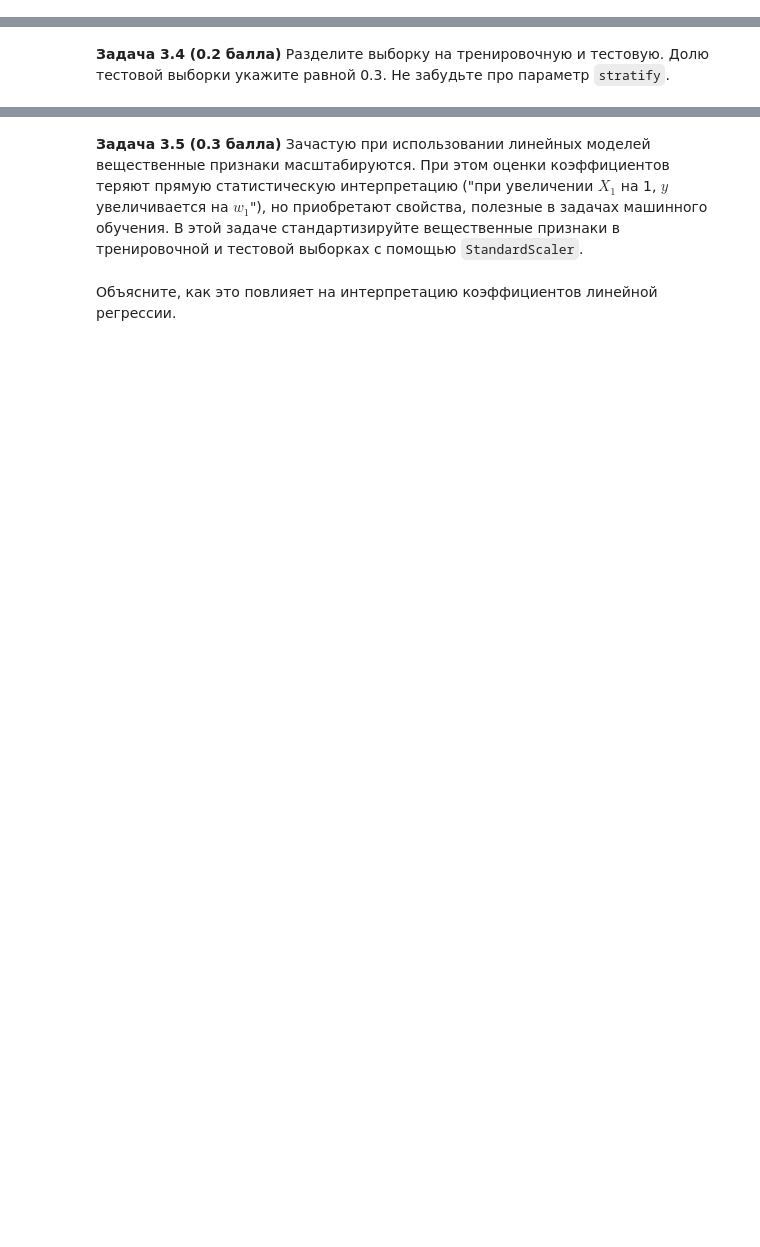
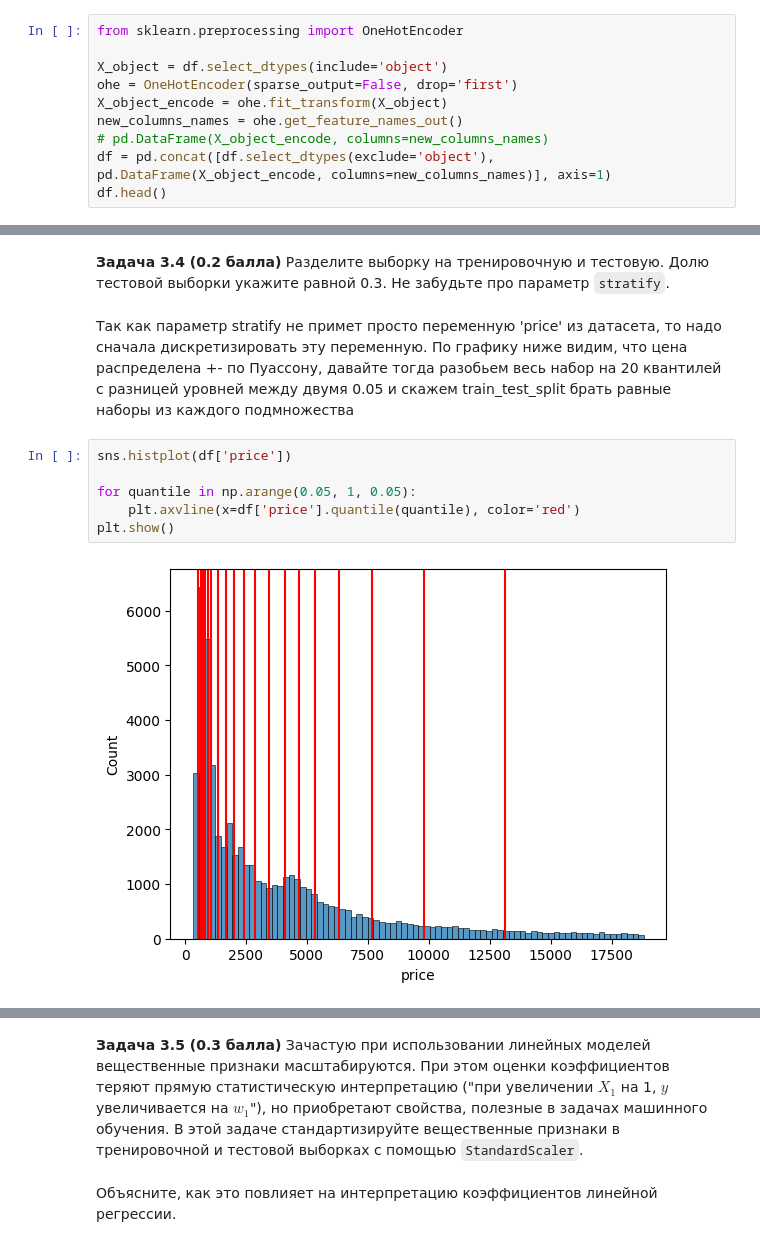
Before and after one commit to PypsenishAL/Introduction-to-Machine-learning-and-Statistics, a Jupyter notebook: DS/hw04_knn_linreg.ipynb, the cells around one changed output, grey strips where cells are left out. Cells and saved outputs as stored; diff of their text form; blank space fills up the shorter version.

```diff
--- a/DS/hw04_knn_linreg.ipynb
+++ b/DS/hw04_knn_linreg.ipynb
@@ -336,2 +339,12 @@ df.corr(numeric_only=True).style.background_gradient('Blues')
 # %% [markdown]
 **Задача 3.3 (0.2 балла)** Так как линейная модель складывает значения признаков с некоторыми весами, нам нужно аккуратно обработать категориальные признаки. Закодируйте категориальные признаки методом OneHot-кодирования (`pd.get_dummies()` или `OneHotEncoder` из `sklearn`).
+# %%
+from sklearn.preprocessing import OneHotEncoder
+
+X_object = df.select_dtypes(include='object')
+ohe = OneHotEncoder(sparse_output=False, drop='first')
+X_object_encode = ohe.fit_transform(X_object)
+new_columns_names = ohe.get_feature_names_out()
+# pd.DataFrame(X_object_encode, columns=new_columns_names)
+df = pd.concat([df.select_dtypes(exclude='object'), pd.DataFrame(X_object_encode, columns=new_columns_names)], axis=1)
+df.head()
@@ -338,2 +359,12 @@ df.corr(numeric_only=True).style.background_gradient('Blues')
 # %% [markdown]
 **Задача 3.4 (0.2 балла)** Разделите выборку на тренировочную и тестовую. Долю тестовой выборки укажите равной 0.3. Не забудьте про параметр `stratify`.
+# %% [markdown]
+Так как параметр stratify не примет просто переменную 'price' из датасета, то надо сначала дискретизировать эту переменную. По графику ниже видим, что цена распределена +- по Пуассону, давайте тогда разобьем весь набор на 20 квантилей с разницей уровней между двумя 0.05 и скажем train_test_split брать равные наборы из каждого подмножества
+# %%
+sns.histplot(df['price'])
+
+for quantile in np.arange(0.05, 1, 0.05):
+    plt.axvline(x=df['price'].quantile(quantile), color='red')
+plt.show()
+# %% [output]
+[figure, added]
```
Also changed, not shown: parts of 9 cells of this notebook.
